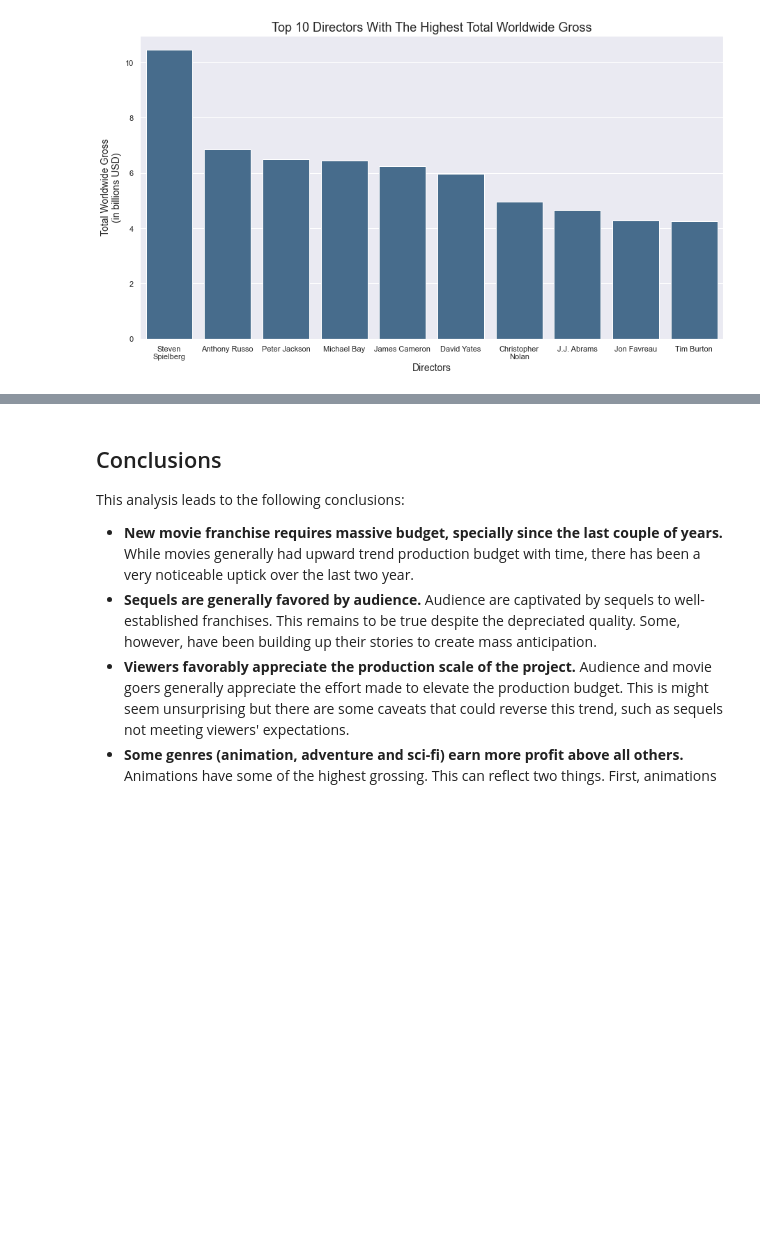
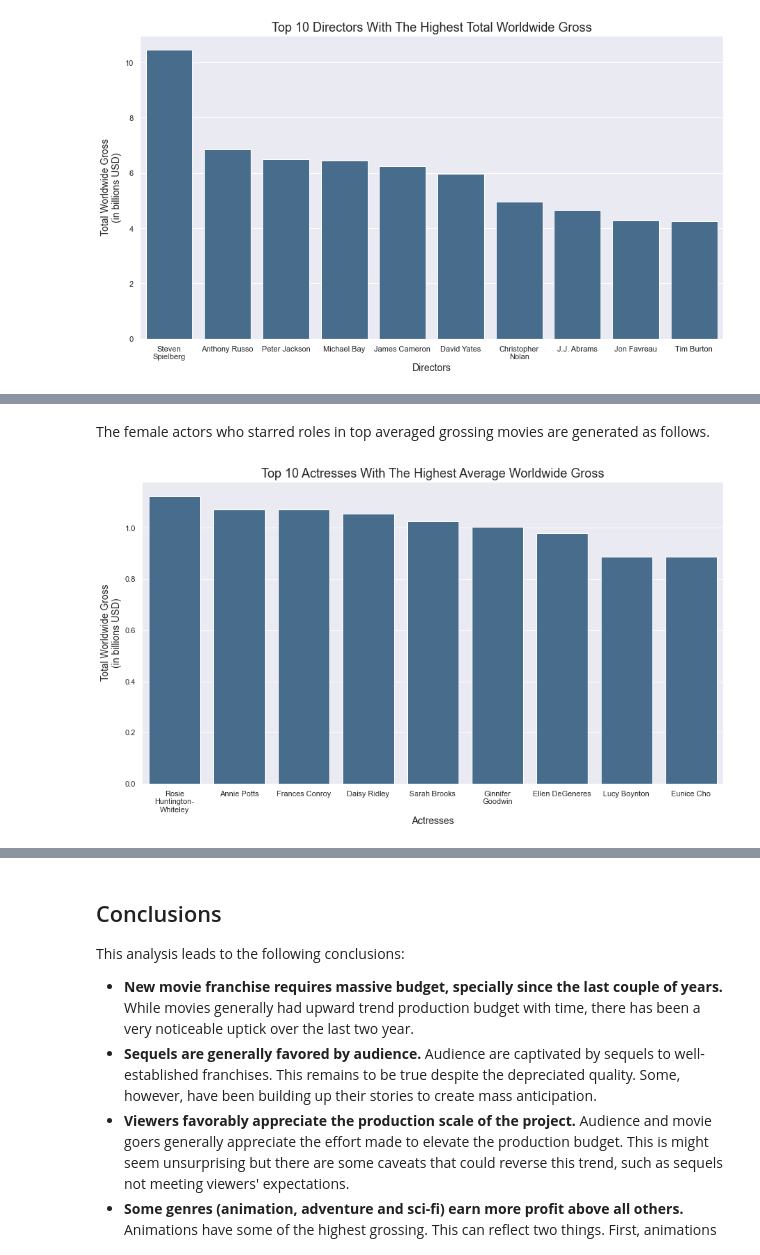
Before and after one commit to afanta-fi/Microsoft_in_The_Movie_Business, a Jupyter notebook: Microsoft_movie_business.ipynb, the cells around one changed output, grey strips where cells are left out. Saved outputs shown, nothing was run; the diff lists cells and outputs as text; code cells hidden in the pictures; blank space fills up the shorter version.

```diff
--- a/Microsoft_movie_business.ipynb
+++ b/Microsoft_movie_business.ipynb
@@ -1050,0 +1130,26 @@ plt.savefig('images/top_grossing_directors.png')
+# %% [markdown]
+The female actors who starred roles in top averaged grossing movies are generated as follows.
+# %%
+#Set image size
+sns.set(rc={"figure.figsize":(15, 8)})
+#Get keys and values from the actress_1 dictionary
+keys = list(actress_1.keys())
+vals = list(actress_1.values())
+vals = [i/1e9 for i in vals]
+ax = sns.barplot(x=keys,
+            y=vals,
+            color="#3C6D97")
+ax.set_xlabel('Actresses',fontsize=14)
+ax.set_ylabel('Total Worldwide Gross\n(in billions USD)',fontsize=14)
+ax.set_title('Top 10 Actresses With The Highest Average Worldwide Gross',fontsize=18);
+labels = ax.axes.get_xticklabels()
+# fix the labels
+for v in labels:
+    text = v.get_text()
+    text = '\n'.join(wrap(text,15))
+    v.set_text(text)
+# set the new labels
+ax.axes.set_xticklabels(labels);
+plt.savefig('images/top_grossing_actresses_mean.png')
+# %% [output]
+[figure, added]
```
Also changed, not shown: parts of 31 cells of this notebook, 2 other files.
